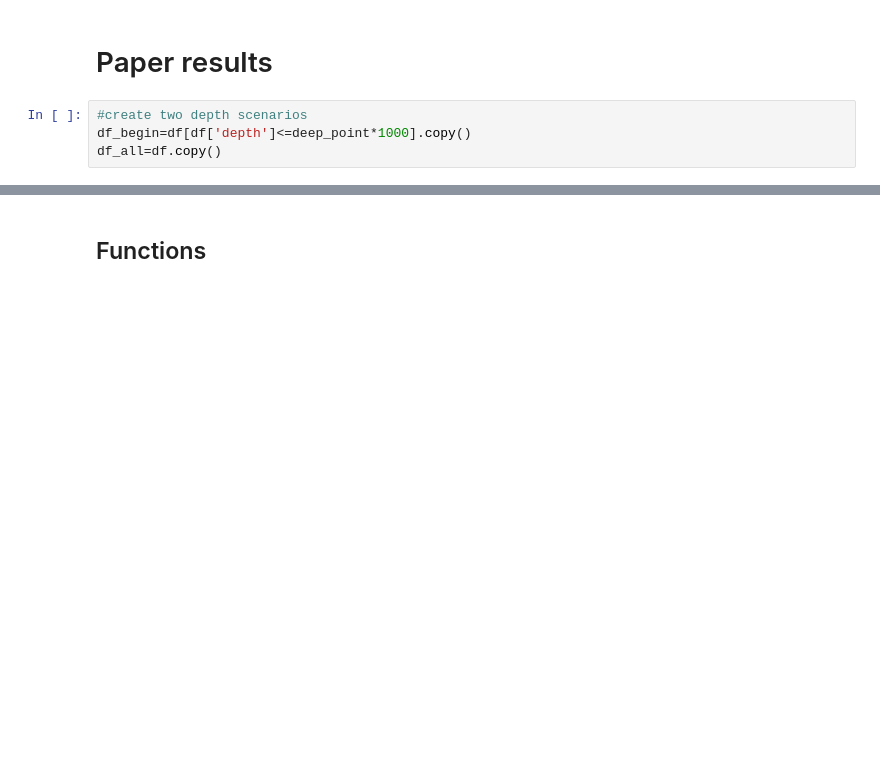
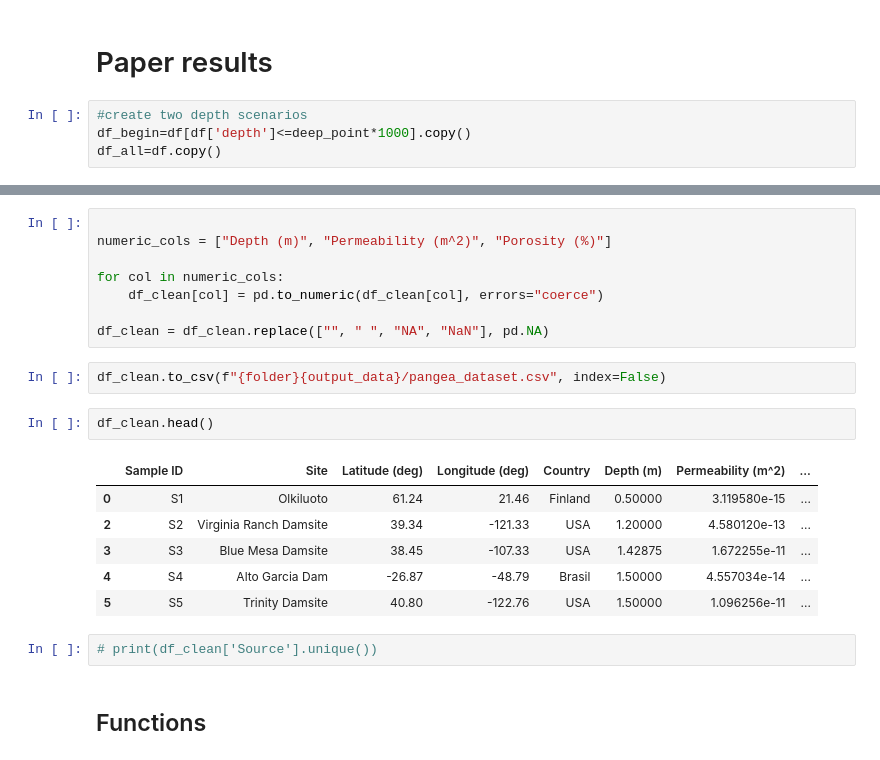
Before and after one commit to JosseBergUiB/global_fracture_porosity, a Jupyter notebook: Paper1_publish.ipynb, the cells around one changed output, grey strips where cells are left out. Drawn from its saved outputs; the diff is of its cells as text; blank space fills up the shorter version.

```diff
--- a/Paper1_publish.ipynb
+++ b/Paper1_publish.ipynb
@@ -574,3 +619,24 @@ df_all=df.copy()
+# %%
+
+numeric_cols = ["Depth (m)", "Permeability (m^2)", "Porosity (%)"]
+
+for col in numeric_cols:
+    df_clean[col] = pd.to_numeric(df_clean[col], errors="coerce")
+
+df_clean = df_clean.replace(["", " ", "NA", "NaN"], pd.NA)
+# %%
+df_clean.to_csv(f"{folder}{output_data}/pangea_dataset.csv", index=False)
+# %%
+df_clean.head()
+# %% [output]
+|  | Sample ID | Site | Latitude (deg) | Longitude (deg) | Country | Depth (m) | Permeability (m^2) | ... |
+| 0 | S1 | Olkiluoto | 61.24 | 21.46 | Finland | 0.50000 | 3.119580e-15 | ... |
+| 2 | S2 | Virginia Ranch Damsite | 39.34 | -121.33 | USA | 1.20000 | 4.580120e-13 | ... |
+| 3 | S3 | Blue Mesa Damsite | 38.45 | -107.33 | USA | 1.42875 | 1.672255e-11 | ... |
+| 4 | S4 | Alto Garcia Dam | -26.87 | -48.79 | Brasil | 1.50000 | 4.557034e-14 | ... |
+| 5 | S5 | Trinity Damsite | 40.80 | -122.76 | USA | 1.50000 | 1.096256e-11 | ... |
+# %%
+# print(df_clean['Source'].unique())
 # %% [markdown]
 ## Functions
 # %% [markdown]
```
Also changed, not shown: parts of 13 cells of this notebook.
